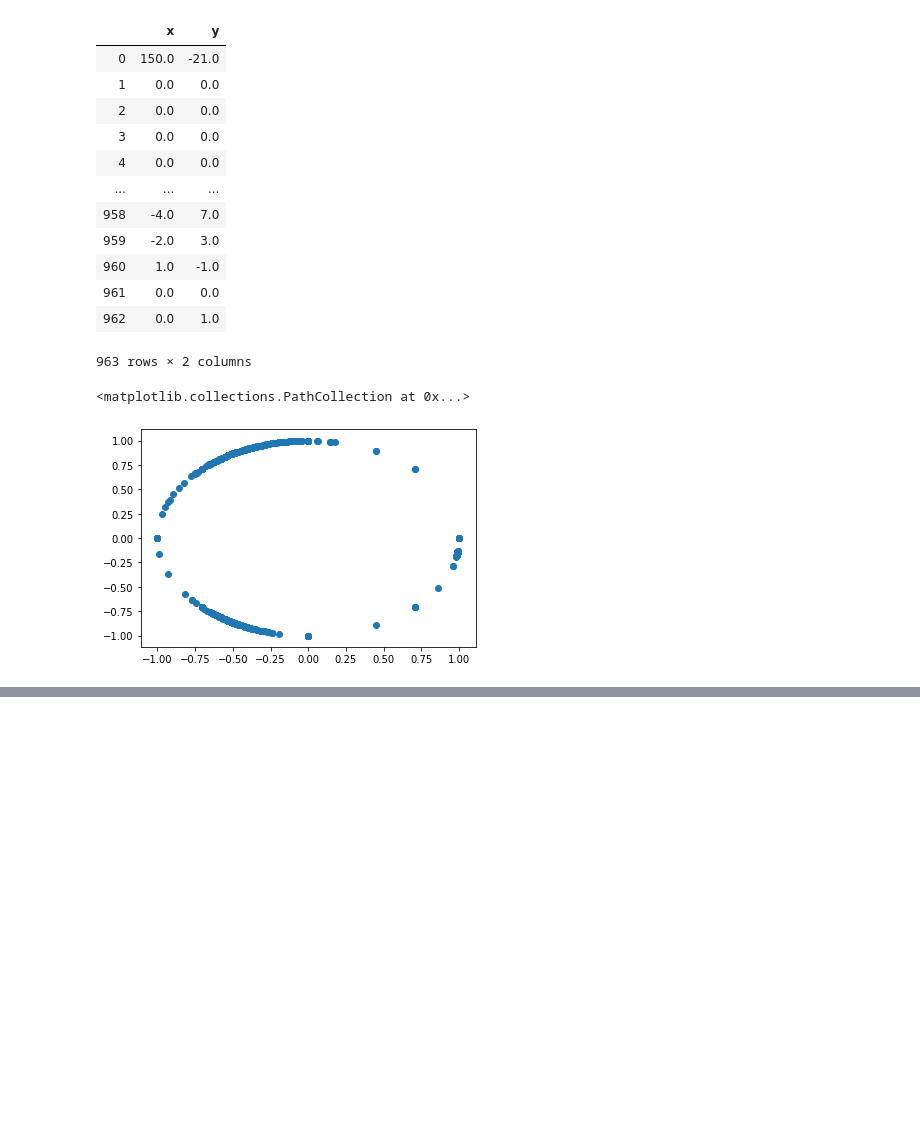
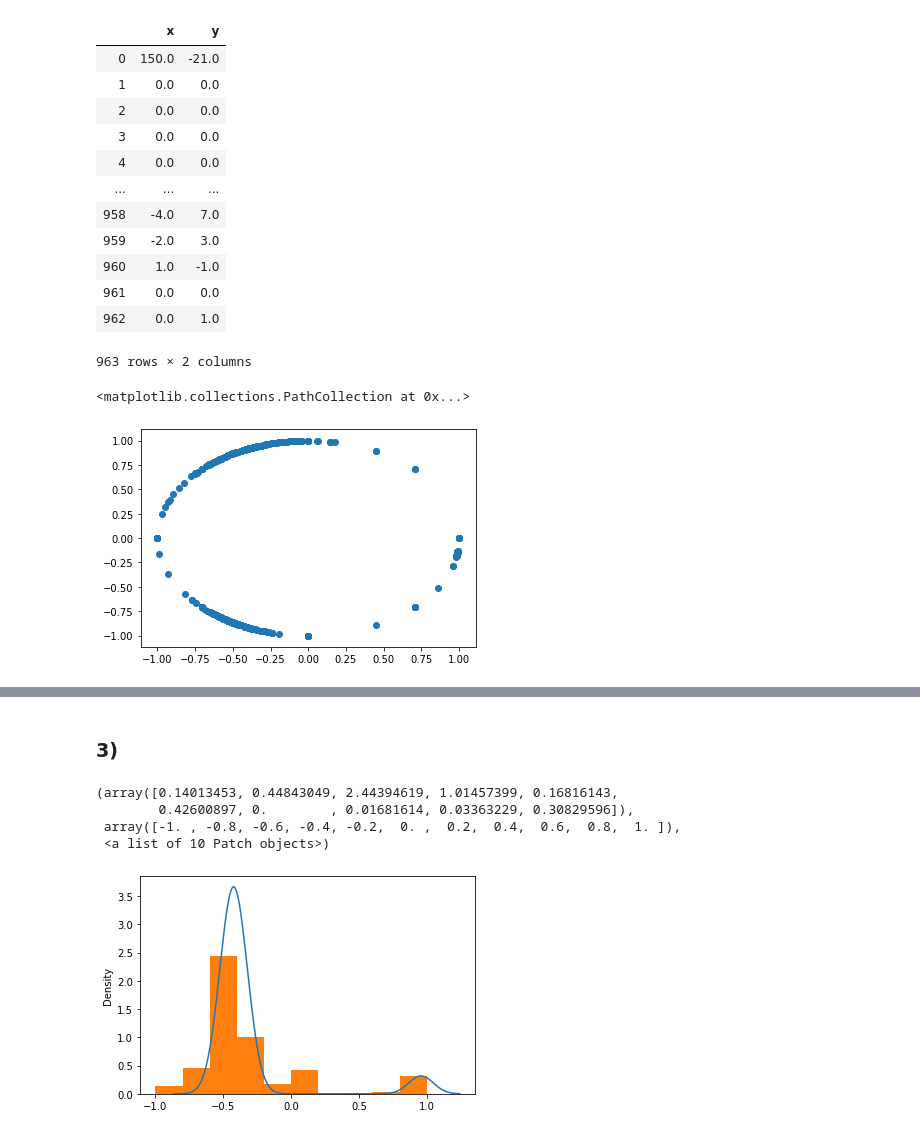
Before and after one commit to siriusted/GMM, a Jupyter notebook: Lab1.ipynb, the cells around one changed output, grey strips where cells are left out. Saved outputs shown, nothing was run; the diff lists cells and outputs as text; code cells hidden in the pictures; blank space fills up the shorter version.

```diff
--- a/Lab1.ipynb
+++ b/Lab1.ipynb
@@ -119,0 +148,36 @@ plt.show()
+# %% [markdown]
+### 3)
+# %%
+import seaborn as sns
+
+all_x = []
+all_y = []
+
+for x_i , y_i in data2:
+    all_x.append(x_i)
+    all_y.append(y_i)
+
+model_x = GaussianMixture(n_components=2)
+model_x_pred = model_x.fit_predict(np.array(all_x).reshape(-1,1))
+
+weights = model_x.weights_
+mu = model_x.means_
+sigma = model_x.covariances_
+
+samples_x = []
+for i in range(0, 1000):
+    if random.uniform(0, 1) < weights[0]:
+        z = 0
+    else:
+        z = 1
+    samples_x.append(np.random.normal(mu[z], sigma[z], 1))
+
+sns.distplot(samples_x, hist=False)
+
+plt.hist(all_x, density=True)
+# %% [output]
+(array([0.14013453, 0.44843049, 2.44394619, 1.01457399, 0.16816143,
+        0.42600897, 0.        , 0.01681614, 0.03363229, 0.30829596]),
+ array([-1. , -0.8, -0.6, -0.4, -0.2,  0. ,  0.2,  0.4,  0.6,  0.8,  1. ]),
+ <a list of 10 Patch objects>)
+[figure, added]
```
Also changed, not shown: parts of 10 cells of this notebook.
